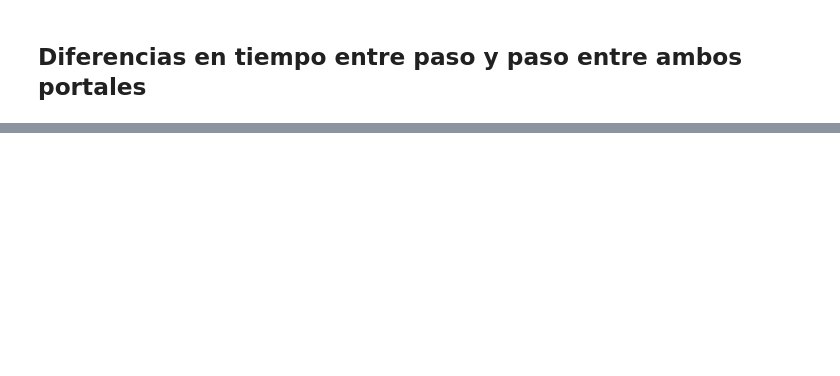
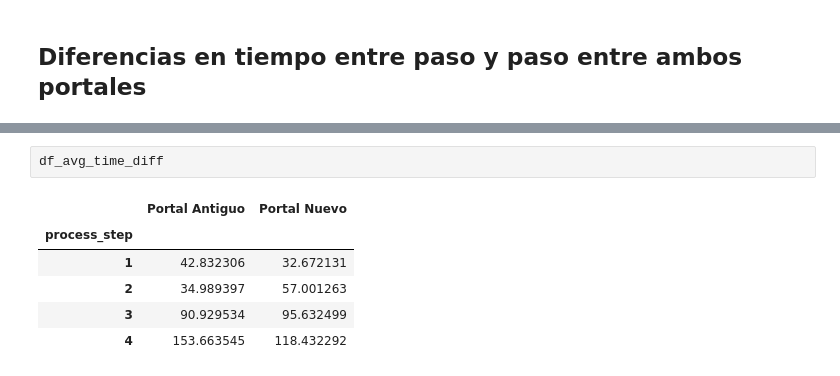
Before and after one commit to ivanalonsom/Project5_EDA_Inferential_Stats, a Jupyter notebook: main.ipynb, the cells around one changed output, grey strips where cells are left out. Drawn from its saved outputs; the diff is of its cells as text; blank space fills up the shorter version.

```diff
--- a/main.ipynb
+++ b/main.ipynb
@@ -384 +373,10 @@ plt.show()
+# %%
+df_avg_time_diff
+# %% [output]
+|  | Portal Antiguo | Portal Nuevo |
+| process_step |  |  |
+| 1 | 42.832306 | 32.672131 |
+| 2 | 34.989397 | 57.001263 |
+| 3 | 90.929534 | 95.632499 |
+| 4 | 153.663545 | 118.432292 |
 # %%
```
Also changed, not shown: parts of 10 cells of this notebook.
